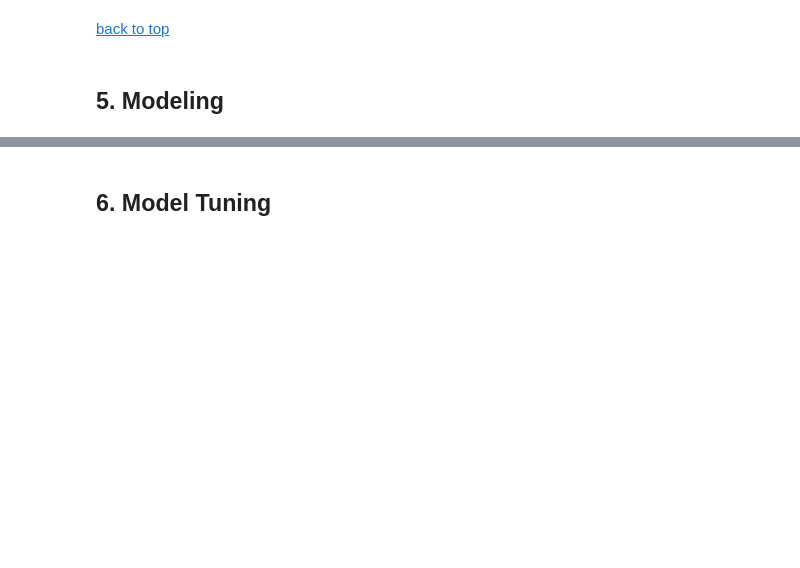
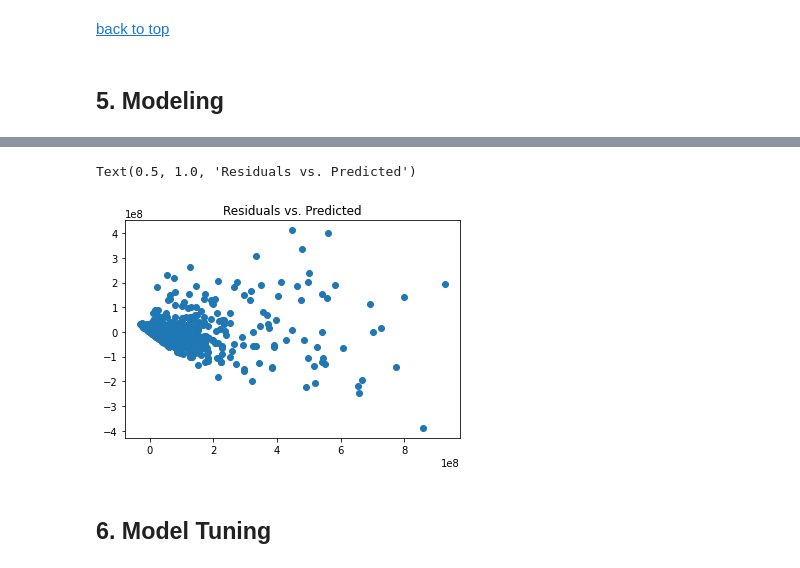
Before and after one commit to slp22/regression-project, a Jupyter notebook: adaptation_movies_regression.ipynb, the cells around one changed output, grey strips where cells are left out. Cells and saved outputs as stored; diff of their text form; code cells hidden in the pictures; blank space fills up the shorter version.

```diff
--- a/adaptation_movies_regression.ipynb
+++ b/adaptation_movies_regression.ipynb
@@ -264,10 +365,13 @@ plt.title("y_test_pred vs. y_test");
 # %%
 # residuals vs. predicted
-lin_reg_residuals = y_train - y_train_pred
+lin_reg_residuals = y_train - y_train_predict
 
-plt.scatter(y_train_pred, lin_reg_residuals)
+plt.scatter(y_train_predict, lin_reg_residuals)
 plt.plot([0,400], [0, 0])
-plt.title("Residuals vs. Predictions")
+plt.title("Residuals vs. Predicted")
+# %% [output]
+Text(0.5, 1.0, 'Residuals vs. Predicted')
+[figure, added]
 # %% [markdown]
 ## 6. Model Tuning<a id='6'></a>
 # %%
```
Also changed, not shown: parts of 65 cells of this notebook.
